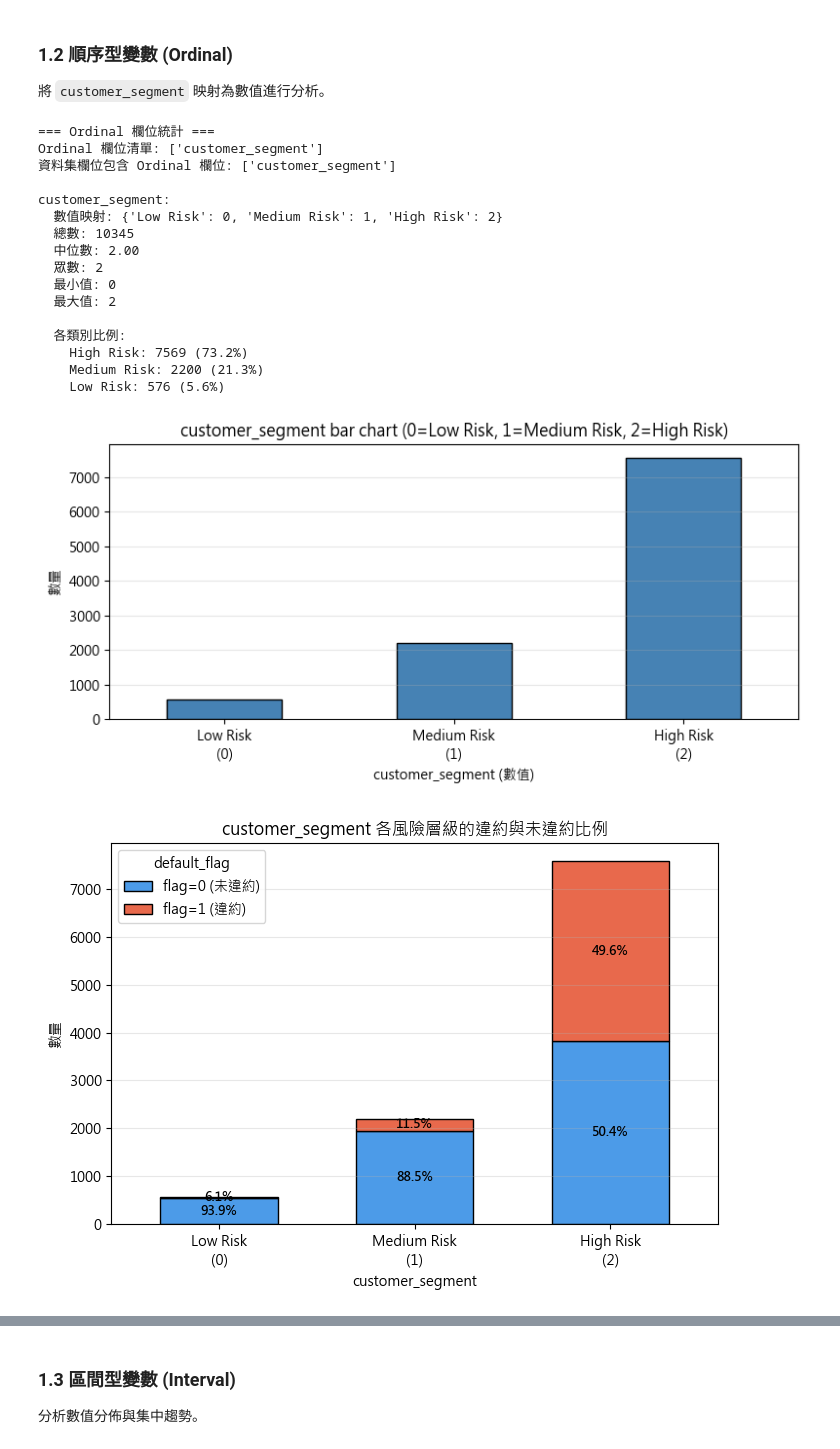
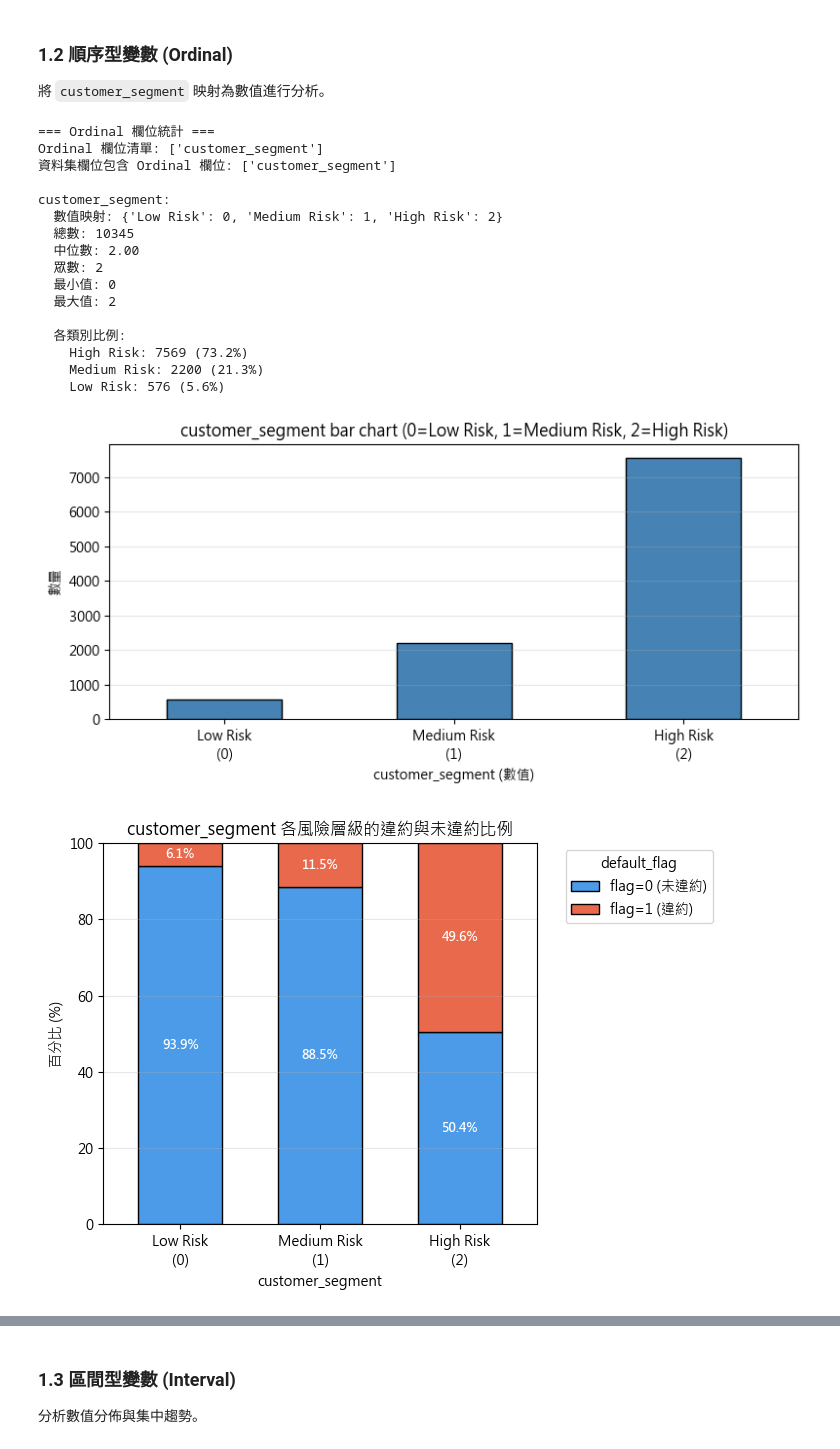
Before and after one commit to BobbleUnderBox/DataMiningG1FinalProject, a Jupyter notebook: notebooks/02_exploratory_data_analysis.ipynb, the cells around one changed output, grey strips where cells are left out. Drawn from its saved outputs; the diff is of its cells as text; code cells hidden in the pictures.

```diff
--- a/notebooks/02_exploratory_data_analysis.ipynb
+++ b/notebooks/02_exploratory_data_analysis.ipynb
@@ -184,35 +184,28 @@ def draw_pie_with_leaders(ax, data_series, colors=None, small_pct=5):
         ax.axis('off')
         return
 
-    # 直接抓取所有標籤與數值，不做任何合併！
     labels = series.index.astype(str)
     sizes = series.values
 
-    # 準備顏色
     if colors is None or len(colors) < len(sizes):
         colors = plt.cm.tab20(np.linspace(0, 1, len(sizes)))
 
     wedges, _ = ax.pie(sizes, labels=None, startangle=90, colors=colors[:len(sizes)], wedgeprops=dict(edgecolor='white'))
 
-    # 開始標註：較大的切片在內部顯示，較小的切片往外拉引導線 (但各自獨立)
     for w, label, size in zip(wedges, labels, sizes):
         pct_v = size / total * 100
         ang = (w.theta2 + w.theta1) / 2.0
         x = np.cos(np.deg2rad(ang))
         y = np.sin(np.deg2rad(ang))
 
-        # 如果該切片比例小於 small_pct (預設5%)，就向外拉引導線
         if pct_v < small_pct:
             ha = 'left' if x >= 0 else 'right'
-            # 避免上方標籤撞到標題的微調邏輯
             y_multiplier = 1.15 if y > 0 else 1.3
             x_multiplier = 1.4
-
             ax.annotate(f"{label}: {pct_v:.1f}%", xy=(x * 0.75, y * 0.75), xytext=(x * x_multiplier, y * y_multiplier),
                         ha=ha, va='center', fontsize=9,
                         arrowprops=dict(arrowstyle='-', color='gray', lw=0.8, connectionstyle='arc3,rad=0.2'))
         else:
-            # 比例夠大的，直接寫在圓餅圖內部
             ax.text(x * 0.6, y * 0.6, f"{label}\n{pct_v:.1f}%", ha='center', va='center', fontsize=9)
 
     ax.set_aspect('equal')
@@ -262,47 +255,47 @@ for col in data_types['Ordinal']:
             plt.tight_layout()
             plt.show()
 
-            # 堆疊長條圖（依 default_flag 分組）
+            # 百分比堆疊長條圖（依 default_flag 分組）
             df_plot = df.copy()
             if not pd.api.types.is_numeric_dtype(df_plot[col]):
                 df_plot[col] = df_plot[col].map(segment_mapping)
 
             grp = df_plot.groupby([col, 'default_flag']).size().unstack(fill_value=0)
-            grp.columns = [f'flag={c}' for c in grp.columns]
-            row_totals = grp.sum(axis=1)
+            grp_pct = grp.div(grp.sum(axis=1), axis=0) * 100
+            grp_pct.columns = [f'flag={c}' for c in grp_pct.columns]
 
             fig, ax = plt.subplots(figsize=(7, 5))
-            grp.plot(kind='bar', stacked=True, ax=ax,
-                     color=FLAG_COLORS[:len(grp.columns)], edgecolor='black', width=0.6)
+            grp_pct.plot(kind='bar', stacked=True, ax=ax,
+                         color=FLAG_COLORS[:len(grp_pct.columns)], edgecolor='black', width=0.6)
 
             # 在每個色塊中央顯示百分比
-            for bar_idx, (_, row) in enumerate(grp.iterrows()):
+            for bar_idx, (_, row) in enumerate(grp_pct.iterrows()):
                 cumulative = 0
                 for val in row.values:
                     if val == 0:
                         cumulative += val
                         continue
-                    pct = val / row_totals.iloc[bar_idx] * 100
                     ax.text(bar_idx, cumulative + val / 2,
-                            f"{pct:.1f}%",
+                            f"{val:.1f}%",
                             ha='center', va='center',
-                            fontsize=9, color='black', fontweight='bold')
+                            fontsize=9, color='white', fontweight='bold')
                     cumulative += val
 
-            ax.set_title("customer_segment 各風險層級的違約與未違約比例")
+            ax.set_title(f"{col} 各風險層級的違約與未違約比例")
             ax.set_xlabel(col)
-            ax.set_ylabel('數量')
-            ax.set_xticks(range(len(grp)))
+            ax.set_ylabel('百分比 (%)')
+            ax.set_ylim(0, 100)
+            ax.set_xticks(range(len(grp_pct)))
             ax.set_xticklabels(
-                [f"{segment_labels.get(i, i)}\n({i})" for i in grp.index],
+                [f"{segment_labels.get(i, i)}\n({i})" for i in grp_pct.index],
                 rotation=0
             )
-            ax.legend(title='default_flag', labels=['flag=0 (未違約)', 'flag=1 (違約)'])
+            ax.legend(title='default_flag', labels=['flag=0 (未違約)', 'flag=1 (違約)'],bbox_to_anchor=(1.05, 1), loc='upper left')
             ax.grid(axis='y', alpha=0.3)
             plt.tight_layout()
             plt.show()
 
-            # 圓餅圖：百分比放進 legend，扇形上不顯示文字
+            # 圓餅圖
             segment_order = ['Low Risk', 'Medium Risk', 'High Risk']
             colors = ['#4C9BE8', '#F5A623', '#E8694C']
             color_map = {cat: color for cat, color in zip(segment_order, colors)}
@@ -310,35 +303,34 @@ for col in data_types['Ordinal']:
             for ax, flag_val in zip(axes, [0, 1]):
                 subset = df[df['default_flag'] == flag_val][col].value_counts().sort_index()
                 if subset.empty:
                     ax.text(0.5, 0.5, 'No data', ha='center', va='center')
                     ax.axis('off')
                     continue
                 subset_colors = [color_map[cat] for cat in subset.index]
-                # 使用合併小切片的繪圖函式
                 draw_pie_with_leaders(ax, subset, colors=subset_colors, small_pct=5)
                 ax.set_title(f"{col}\n({flag_labels.get(flag_val, flag_val)})")
             plt.suptitle(f"{col} 在未違約 vs 違約 的占比", fontsize=12, y=1.02)
             plt.tight_layout()
             plt.show()
 # %% [output]
 === Ordinal 欄位統計 ===
 Ordinal 欄位清單: ['customer_segment']
 資料集欄位包含 Ordinal 欄位: ['customer_segment']
 
 customer_segment:
   數值映射: {'Low Risk': 0, 'Medium Risk': 1, 'High Risk': 2}
   總數: 10345
   中位數: 2.00
   眾數: 2
   最小值: 0
   最大值: 2
 
   各類別比例:
     High Risk: 7569 (73.2%)
     Medium Risk: 2200 (21.3%)
     Low Risk: 576 (5.6%)
 [figure]
-[figure, old version]
+[figure, new version]
 [figure]
 # %% [markdown]
 ### 1.3 區間型變數 (Interval)
```
Also changed, not shown: parts of 2 cells of this notebook.
